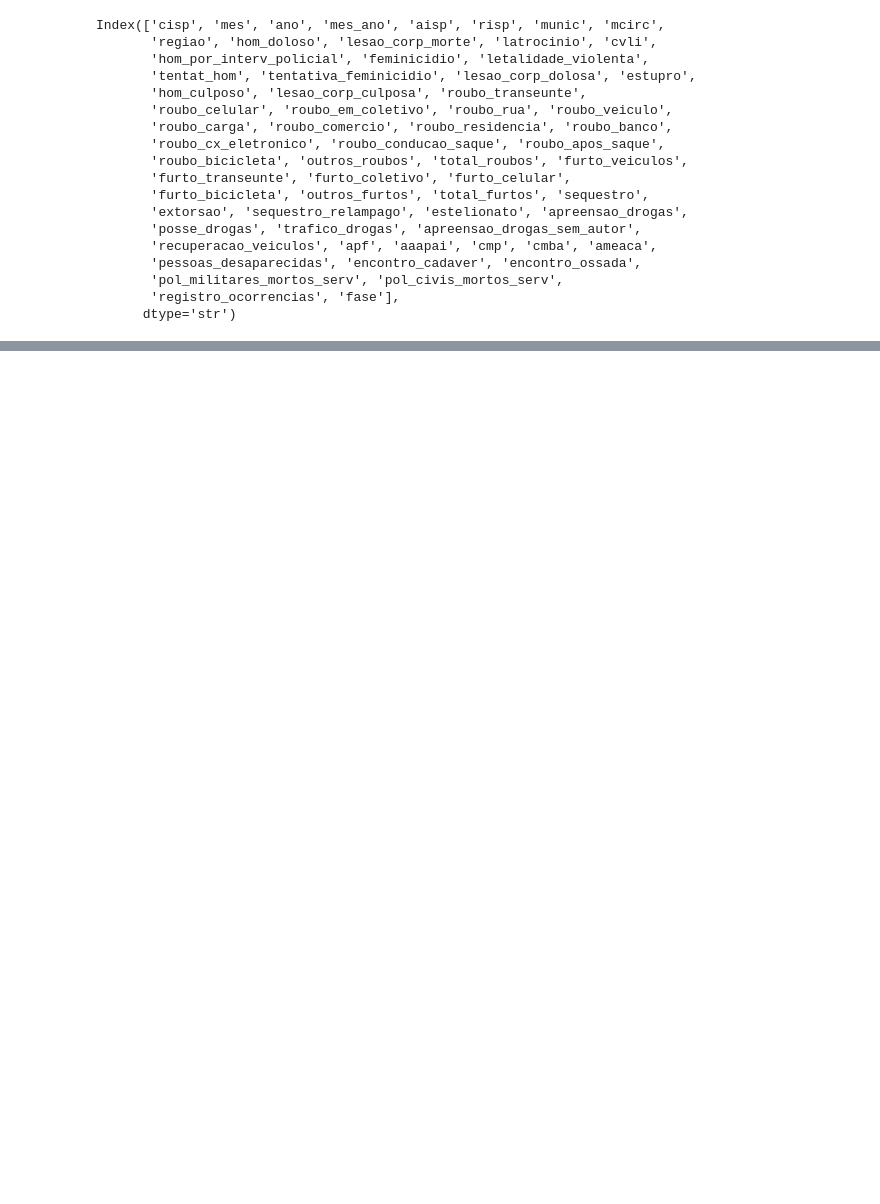
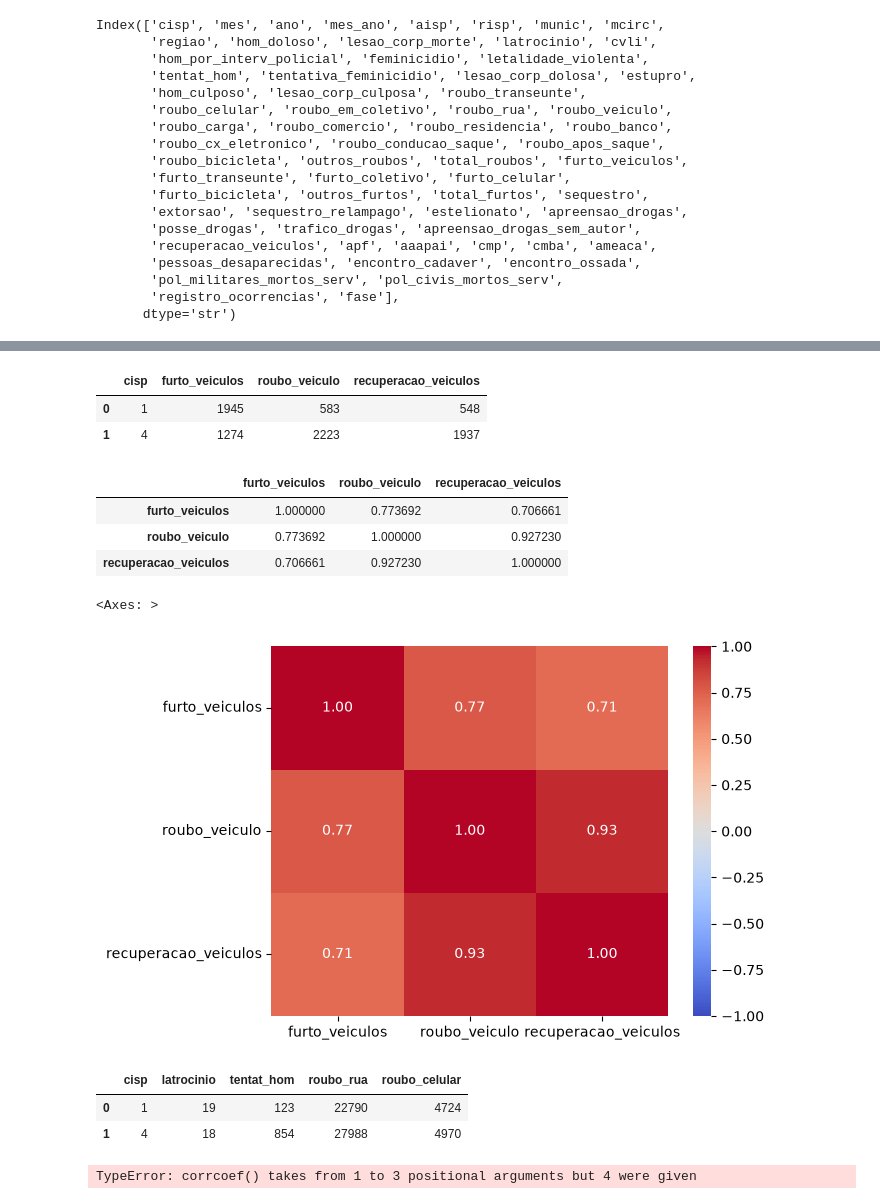
Before and after one commit to Vitorjsouza/UCII, a Jupyter notebook: isp_exercicios.ipynb, the cells around one changed output, grey strips where cells are left out. Drawn from its saved outputs; the diff is of its cells as text; code cells hidden in the pictures; blank space fills up the shorter version.

```diff
--- a/isp_exercicios.ipynb
+++ b/isp_exercicios.ipynb
@@ -201,0 +202,37 @@ print(f'{distancia:.2%}')
+# %%
+df_veiculos = df.groupby('cisp')[['furto_veiculos', 'roubo_veiculo', 'recuperacao_veiculos']].sum().reset_index()
+df_veiculos = df_veiculos.sort_values(by='cisp')
+df_veiculos.head(2)
+# %% [output]
+|  | cisp | furto_veiculos | roubo_veiculo | recuperacao_veiculos |
+| 0 | 1 | 1945 | 583 | 548 |
+| 1 | 4 | 1274 | 2223 | 1937 |
+# %%
+corr_pandas = df_veiculos[['furto_veiculos', 'roubo_veiculo', 'recuperacao_veiculos']].corr()
+corr_pandas
+# %% [output]
+|  | furto_veiculos | roubo_veiculo | recuperacao_veiculos |
+| furto_veiculos | 1.000000 | 0.773692 | 0.706661 |
+| roubo_veiculo | 0.773692 | 1.000000 | 0.927230 |
+| recuperacao_veiculos | 0.706661 | 0.927230 | 1.000000 |
+# %%
+import seaborn as sns
+
+
+sns.heatmap(corr_pandas, annot=True, cmap='coolwarm', vmin=-1, vmax=1, fmt='.2f')
+# %% [output]
+<Axes: >
+[figure, added]
+# %%
+df_roubos = df.groupby('cisp')[['latrocinio', 'tentat_hom', 'roubo_rua', 'roubo_celular']].sum().reset_index().sort_values(by='cisp')
+df_roubos.head(2)
+# %% [output]
+|  | cisp | latrocinio | tentat_hom | roubo_rua | roubo_celular |
+| 0 | 1 | 19 | 123 | 22790 | 4724 |
+| 1 | 4 | 18 | 854 | 27988 | 4970 |
+# %%
+
+correlacao = np.corrcoef('latrocinio', 'tentat_hom', 'roubo_rua', 'roubo_celular')
+sns.heatmap(correlacao, annot=True, cmap='coolwarm', vmin=-1, vmax=1, fmt='.2f')
+# %% [output]
+TypeError: corrcoef() takes from 1 to 3 positional arguments but 4 were given
```
Also changed, not shown: parts of 12 cells of this notebook, 2 other files.
